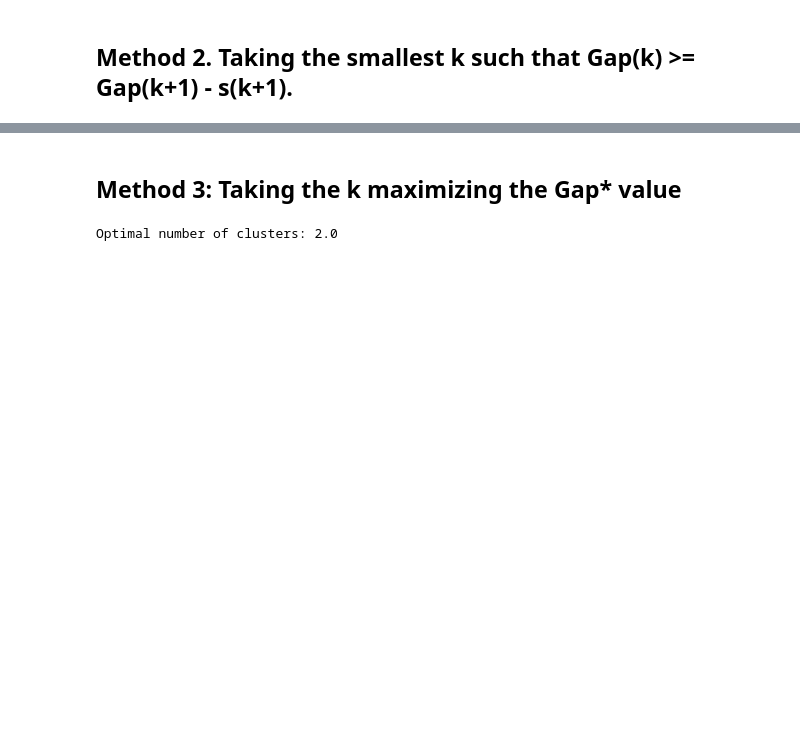
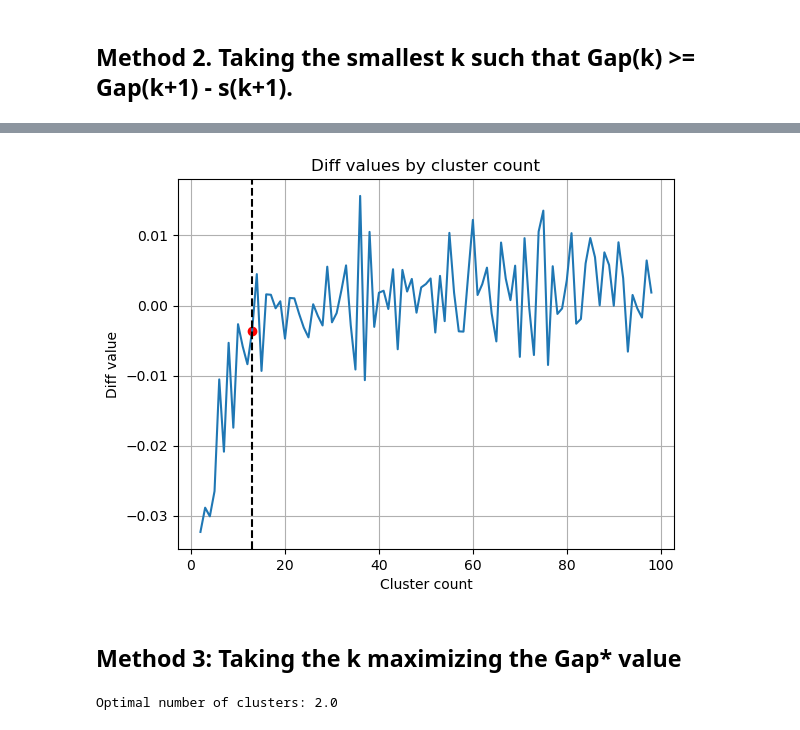
Before and after one commit to vkinakh/galaxy-zoo-generation, a Jupyter notebook: notebooks/gap_statistics_2.ipynb, the cells around one changed output, grey strips where cells are left out. Saved outputs shown, nothing was run; the diff lists cells and outputs as text; code cells hidden in the pictures; blank space fills up the shorter version.

Commit message:
Run experiments with clusters

```diff
--- a/notebooks/gap_statistics_2.ipynb
+++ b/notebooks/gap_statistics_2.ipynb
@@ -120,3 +120,22 @@ Optimal number of clusters: 13.0
+# %%
+df = optimalK.gap_df
+# %%
+x_val = 13
+y_val = df['diff'][11]
+
+plt.figure()
+plt.title('Diff values by cluster count')
+plt.xlabel('Cluster count')
+plt.ylabel('Diff value')
+plt.plot(df['n_clusters'], df['diff'])
+plt.scatter(x_val, y_val, color='r')
+plt.axvline(x=x_val, linestyle='dashed', color='k')
+
+plt.grid()
+
+plt.savefig('diff_values_by_cluster_count.png', dpi=600)
+# %% [output]
+[figure, added]
 # %% [markdown]
 ## Method 3: Taking the k maximizing the Gap* value
 # %%
```
Also changed, not shown: parts of 3 cells of this notebook, 2 other files.
